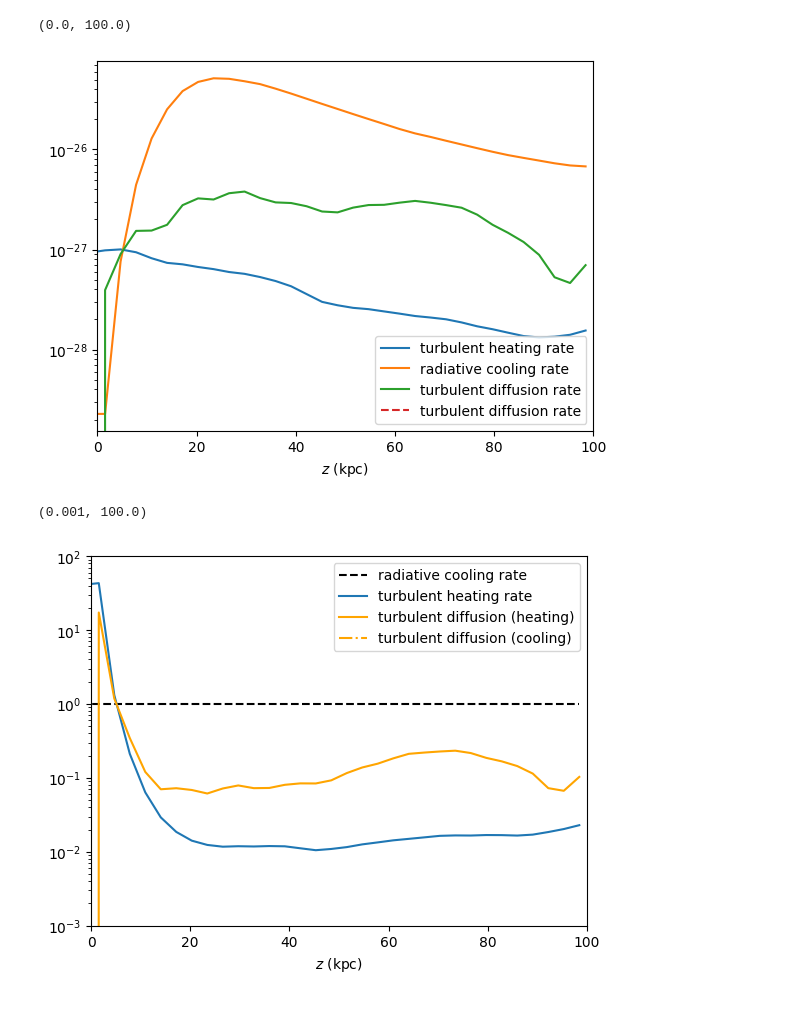
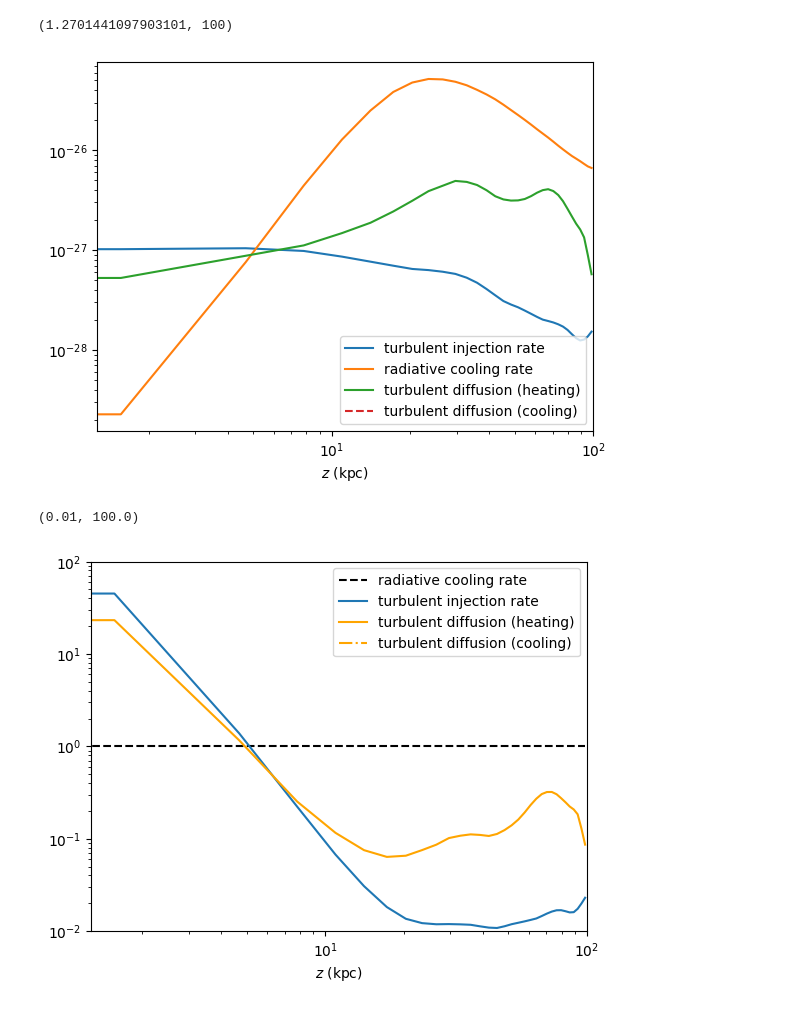
Before and after one commit to parthenon-hpc-lab/athenapk, a Jupyter notebook: turb_heating.ipynb, the cells around one changed output. Cells and saved outputs as stored; diff of their text form; code cells hidden in the pictures.

```diff
--- a/turb_heating.ipynb
+++ b/turb_heating.ipynb
@@ -27,0 +8,33 @@ divF = -scipy.signal.savgol_filter(convFlux, 5, 2, 1, delta=np.diff(z_kpc_cgs)[0
+# %%
+tstart=30
+tend=40
+
+ts = []
+for timestep in range(tstart, tend):
+    timestep_str = f"{timestep:05d}"
+    z_kpc, heatEdot_cgs = np.loadtxt("turbHeat_avg" + timestep_str + ".csv", unpack=True)
+    z_kpc, coolEdot_cgs = np.loadtxt("coolEdot_avg" + timestep_str + ".csv", unpack=True)
+    z_kpc, heatFlux_cgs = np.loadtxt("heatFlux_avg" + timestep_str + ".csv", unpack=True)
+    z_kpc, massFlux_cgs = np.loadtxt("massFlux_avg" + timestep_str + ".csv", unpack=True)
+    z_kpc, T_avg = np.loadtxt("T_avg" + timestep_str + ".csv", unpack=True)
+
+    c_v = (1 /(gamma - 1.)) * boltzmann_constant_cgs
+    convFlux = c_v * (heatFlux_cgs - massFlux_cgs * T_avg)
+    ts.append((z_kpc, heatEdot_cgs, coolEdot_cgs, convFlux))
+
+z_kpc = ts[0][0]
+heatEdot_arr = np.zeros((len(ts[0][1]), len(ts)))
+coolEdot_arr = np.zeros((len(ts[0][2]), len(ts)))
+convFlux_arr = np.zeros((len(ts[0][3]), len(ts)))
+for i in range(len(ts)):
+    heatEdot_arr[:, i] = ts[i][1]
+    coolEdot_arr[:, i] = ts[i][2]
+    convFlux_arr[:, i] = ts[i][3]
+
+heatEdot = np.mean(heatEdot_arr, axis=1)
+coolEdot = np.mean(coolEdot_arr, axis=1)
+convFlux = np.mean(convFlux_arr, axis=1)
+
+z_kpc_cgs = z_kpc * (1.0e3 * parsec_in_cm)
+z_kpc_diff = z_kpc[:-1] + 0.5 * np.diff(z_kpc)
+divF = -scipy.signal.savgol_filter(convFlux, 3, 1, 1, delta=np.diff(z_kpc_cgs)[0])
@@ -28,25 +73,28 @@ divF = -scipy.signal.savgol_filter(convFlux, 5, 2, 1, delta=np.diff(z_kpc_cgs)[0
 # %%
-plt.plot(z_kpc, heatEdot_cgs, label="turbulent heating rate")
-plt.plot(z_kpc, -coolEdot_cgs, label="radiative cooling rate")
-plt.plot(z_kpc, divF, label="turbulent diffusion rate")
-plt.plot(z_kpc, -divF, '--', label="turbulent diffusion rate")
+#plt.plot(z_kpc, Edot_MLT, label="turbulent diffusion (MLT)")
+plt.plot(z_kpc, heatEdot, label="turbulent injection rate")
+plt.plot(z_kpc, -coolEdot, label="radiative cooling rate")
+plt.plot(z_kpc, divF, label="turbulent diffusion (heating)")
+plt.plot(z_kpc, -divF, '--', label="turbulent diffusion (cooling)")
 plt.legend(loc='lower right')
 plt.yscale('log')
+plt.xscale('log')
 plt.xlabel(r"$z$ (kpc)")
 plt.xlim(0, 100)
 # %% [output]
-(0.0, 100.0)
+(1.2701441097903101, 100)
-[figure, old version]
+[figure, new version]
 # %%
-plt.plot(z_kpc, np.ones_like(coolEdot_cgs), '--', color='black', label="radiative cooling rate")
-plt.plot(z_kpc, heatEdot_cgs / (-coolEdot_cgs), label="turbulent heating rate")
-plt.plot(z_kpc, divF / (-coolEdot_cgs), color='orange', label="turbulent diffusion (heating)")
-plt.plot(z_kpc, -divF / (-coolEdot_cgs), '-.', color='orange', label="turbulent diffusion (cooling)")
+plt.plot(z_kpc, np.ones_like(coolEdot), '--', color='black', label="radiative cooling rate")
+plt.plot(z_kpc, heatEdot/ (-coolEdot), label="turbulent injection rate")
+plt.plot(z_kpc, divF / (-coolEdot), color='orange', label="turbulent diffusion (heating)")
+plt.plot(z_kpc, -divF / (-coolEdot), '-.', color='orange', label="turbulent diffusion (cooling)")
 plt.legend(loc='upper right')
 plt.yscale('log')
+plt.xscale('log')
 plt.xlabel(r"$z$ (kpc)")
 plt.xlim(0, 100)
-plt.ylim(1e-3, 1e2)
+plt.ylim(1e-2, 1e2)
 # %% [output]
-(0.001, 100.0)
+(0.01, 100.0)
-[figure, old version]
+[figure, new version]
```
Also changed, not shown: parts of 4 cells of this notebook, 2 other files.
